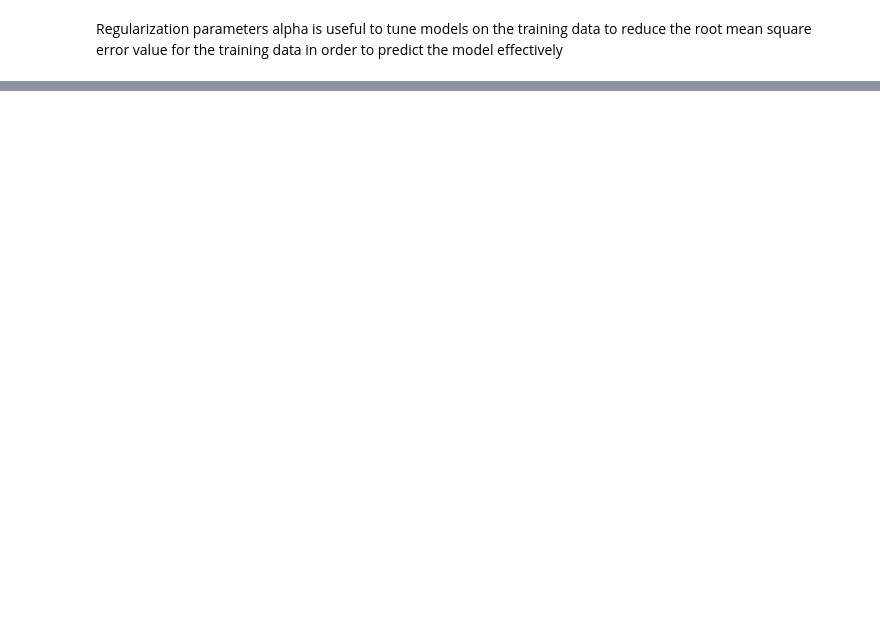
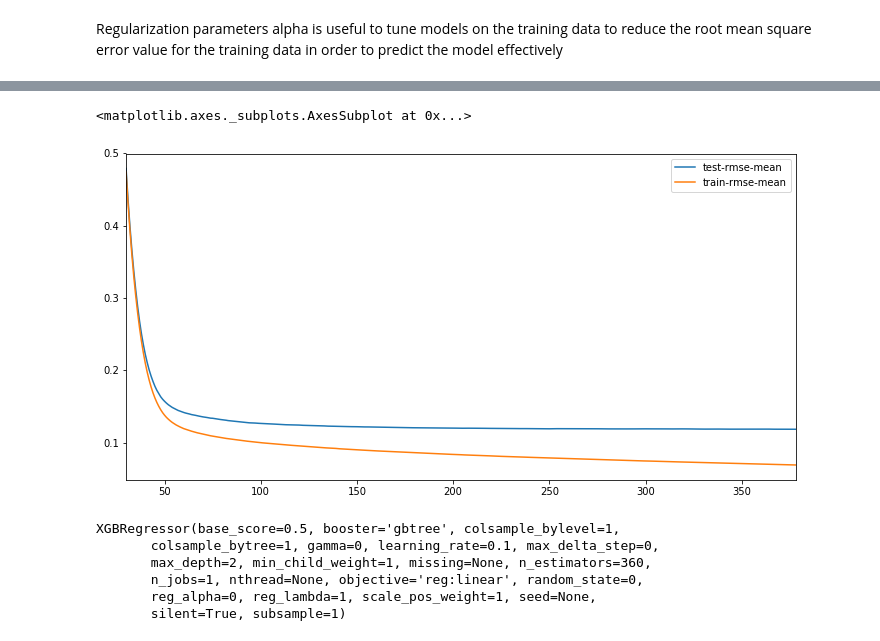
Before and after one commit to raghav96/datascience, a Jupyter notebook: House Prices Dataset.ipynb, the cells around one changed output, grey strips where cells are left out. Saved outputs shown, nothing was run; the diff lists cells and outputs as text; code cells hidden in the pictures; blank space fills up the shorter version.

Commit message:
Final House Prices commit

```diff
--- a/House Prices Dataset.ipynb
+++ b/House Prices Dataset.ipynb
@@ -353,7 +313,8 @@ See the caveats in the documentation: http://pandas.pydata.org/pandas-docs/stabl
 This is done in order to convert the categorical columns into a feature based on the values in the dataset
     pd.get_dummies takes a data [a, b, b, c, null] and converts it into [0, 1, 1 , 2, 3] and fills in the null values
 # %%
-print("NAs for categorical features in train : " + str(df_train_cat.isnull().values.sum()))
-df_train_cat = pd.get_dummies(df_train_cat)
-print("Remaining NAs for categorical features in train : " + str(df_train_cat.isnull().values.sum()))
+print("NAs for features in train : " + str(data.isnull().values.sum()))
+data = pd.get_dummies(data)
+data = data.fillna(data.mean())
+print("Remaining NAs for features in train : " + str(data.isnull().values.sum()))
 # %% [output]
@@ -370,0 +325,7 @@ X_train.shape, y_train.shape, X_test.shape, y_test.shape
+# %%
+#creating matrices for sklearn:
+X_train = data[:df_train.shape[0]]
+X_test = data[df_train.shape[0]:]
+y = df_train.SalePrice
+
+X_train.shape, X_test.shape, y.shape
@@ -391,11 +355,9 @@ from sklearn.linear_model import LinearRegression
 
 # Linear Regression
 lr = LinearRegression()
-lr.fit(X_train, y_train)
+lr.fit(X_train, y)
 
 # Look at predictions on training and validation set
-print("RMSE on Training set :", rmse_cv_train(lr).min())
-print("RMSE on Test set :", rmse_cv_test(lr).min())
+print("RMSE on Training set :", rmse_cv(lr).min())
 y_train_pred = lr.predict(X_train)
-y_test_pred = lr.predict(X_test)
 # %% [output]
@@ -436,0 +406,21 @@ rms
+# %%
+dtrain = xgb.DMatrix(X_train, label = y)
+dtest = xgb.DMatrix(X_test)
+
+params = {"max_depth":2, "eta":0.1}
+model = xgb.cv(params, dtrain,  num_boost_round=500, early_stopping_rounds=100)
+# %%
+model.loc[30:,["test-rmse-mean", "train-rmse-mean"]].plot()
+# %% [output]
+<matplotlib.axes._subplots.AxesSubplot at 0x...>
+[figure, added]
+# %%
+model_xgb = xgb.XGBRegressor(n_estimators=360, max_depth=2, learning_rate=0.1) #the params were tuned using xgb.cv
+model_xgb.fit(X_train, y)
+# %% [output]
+XGBRegressor(base_score=0.5, booster='gbtree', colsample_bylevel=1,
+       colsample_bytree=1, gamma=0, learning_rate=0.1, max_delta_step=0,
+       max_depth=2, min_child_weight=1, missing=None, n_estimators=360,
+       n_jobs=1, nthread=None, objective='reg:linear', random_state=0,
+       reg_alpha=0, reg_lambda=1, scale_pos_weight=1, seed=None,
+       silent=True, subsample=1)
```
Also changed, not shown: parts of 43 cells of this notebook.
